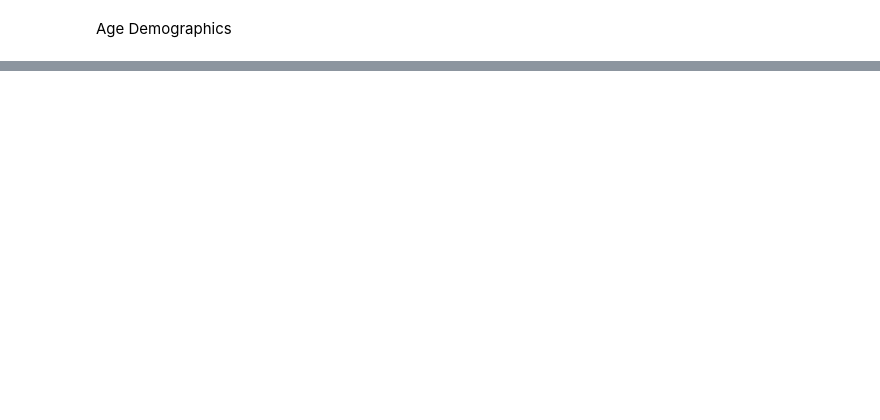
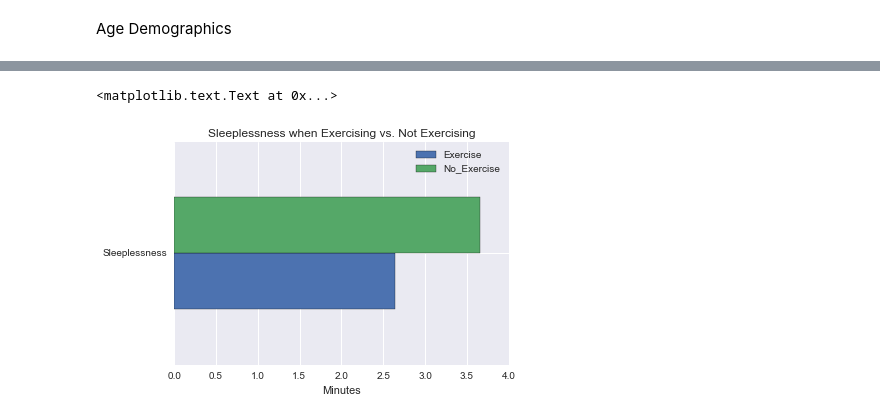
Before and after one commit to kaslemr/American_Time_Usage_Survey_Analysis, a Jupyter notebook: ATUS Analysis.ipynb, the cells around one changed output, grey strips where cells are left out. Saved outputs shown, nothing was run; the diff lists cells and outputs as text; code cells hidden in the pictures; blank space fills up the shorter version.

```diff
--- a/ATUS Analysis.ipynb
+++ b/ATUS Analysis.ipynb
@@ -234,0 +414,7 @@ males_70_andup
+# %%
+x = data_sleeplessness.plot(kind="barh")
+x.set_xlabel("Minutes")
+x.set_title("Sleeplessness when Exercising vs. Not Exercising")
+# %% [output]
+<matplotlib.text.Text at 0x...>
+[figure, added]
```
Also changed, not shown: parts of 39 cells of this notebook, 6 other files.
